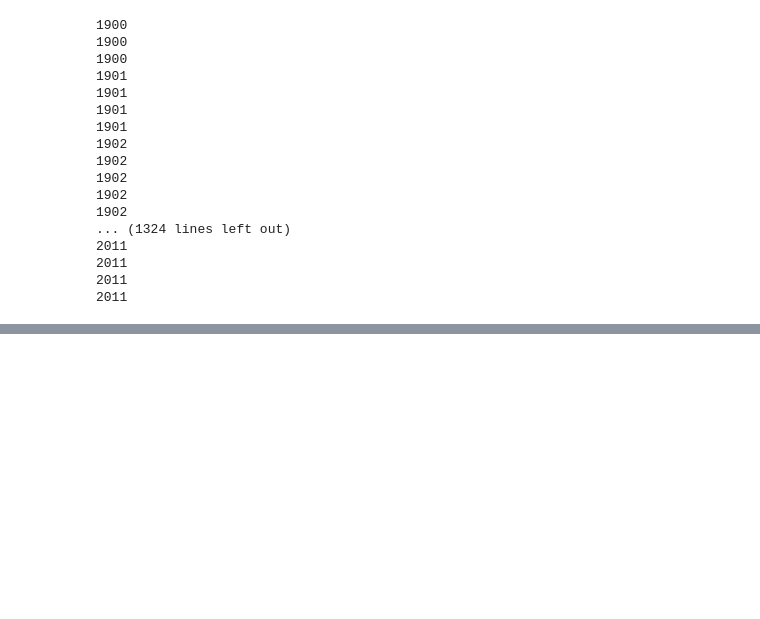
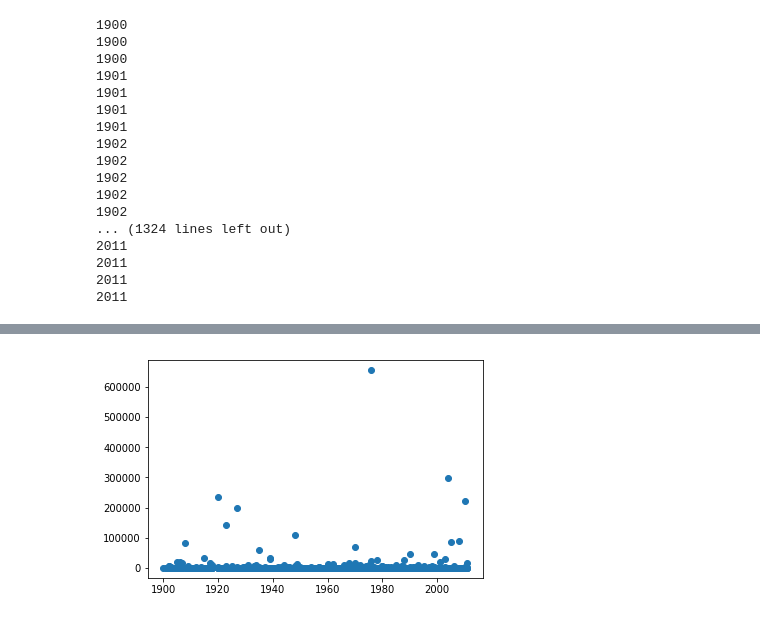
Before and after one commit to paulo-g-martinez/dq3-earthquakes, a Jupyter notebook: PM-DQ3-scratchpad3.ipynb, the cells around one changed output, grey strips where cells are left out. Cells and saved outputs as stored; diff of their text form; code cells hidden in the pictures; blank space fills up the shorter version.

```diff
--- a/PM-DQ3-scratchpad3.ipynb
+++ b/PM-DQ3-scratchpad3.ipynb
@@ -578,0 +602,5 @@ quake_df.head()
+# %%
+plt.scatter(quake_df.year, quake_df.deaths)
+plt.show()
+# %% [output]
+[figure, added]
```
Also changed, not shown: parts of 10 cells of this notebook.
